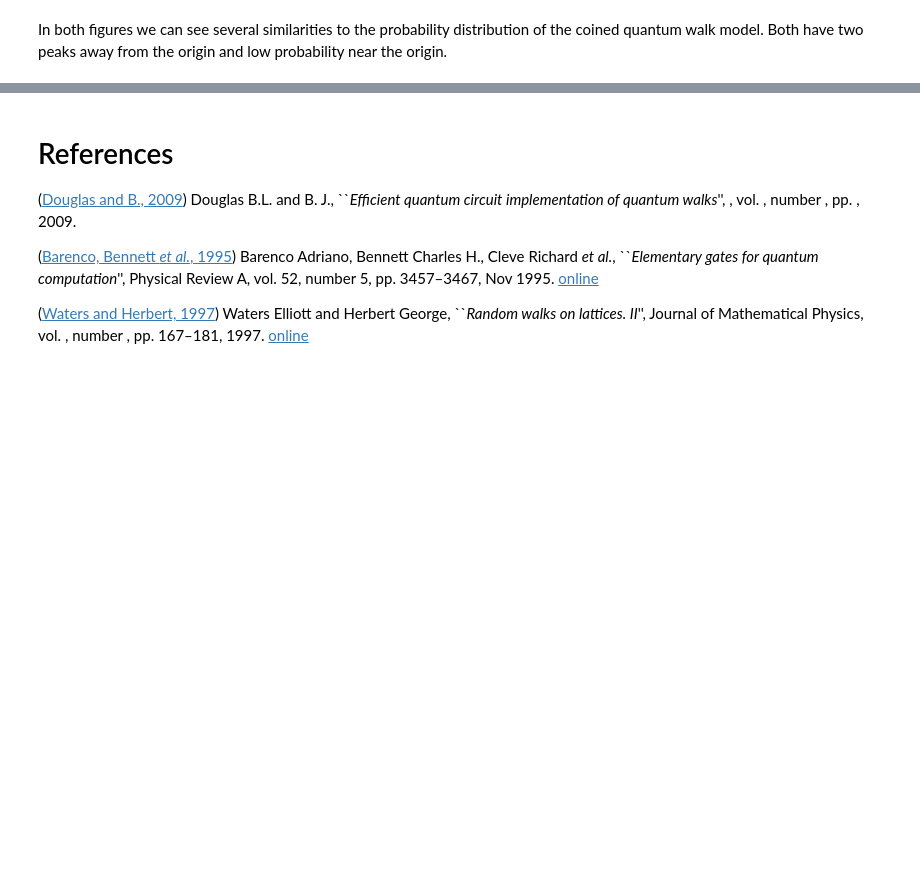
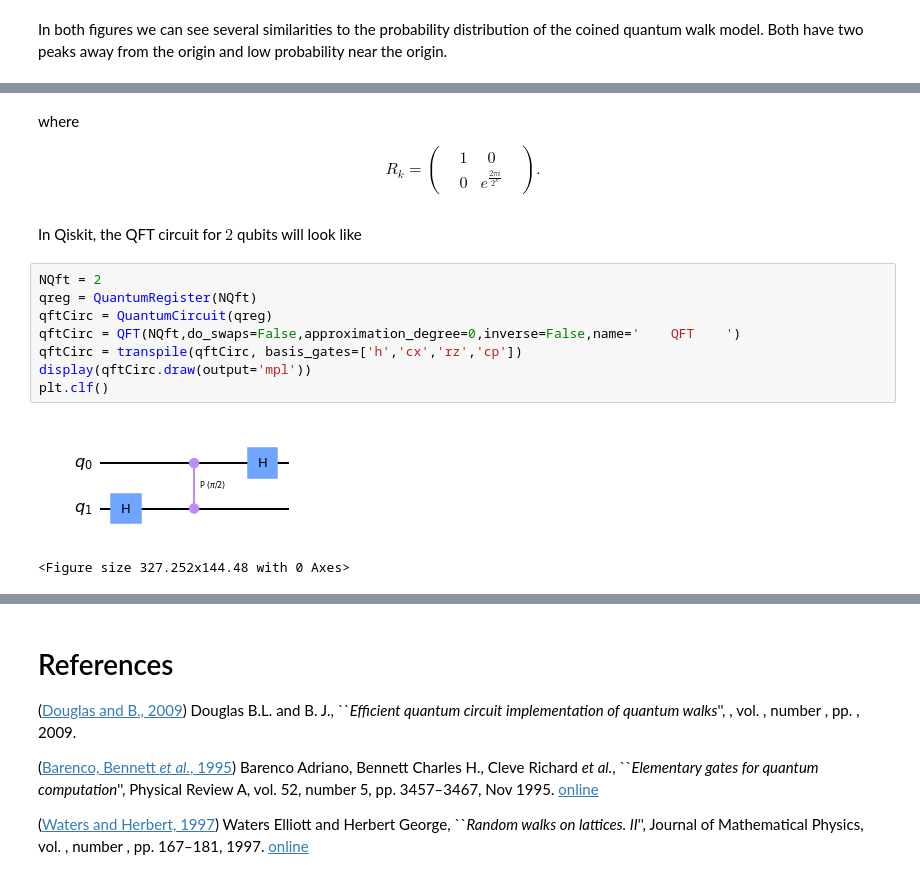
Before and after one commit to JaimePSantos/Dissertation-Tex-Code, a Jupyter notebook: Presentation/pres.ipynb, the cells around one changed output, grey strips where cells are left out. Saved outputs shown, nothing was run; the diff lists cells and outputs as text; blank space fills up the shorter version.

```diff
--- a/Presentation/pres.ipynb
+++ b/Presentation/pres.ipynb
@@ -967,0 +1236,22 @@ In the discrete-time model changing the coin or initial condition would impact b
+# %% [markdown]
+where
+
+\begin{equation}
+	R_k = \begin{pmatrix}
+		&1 & 0 & \\
+		&0 & e^{\frac{2\pi i}{2^k}}
+              \end{pmatrix}.
+\end{equation}
+# %% [markdown]
+In Qiskit, the QFT circuit for $2$ qubits will look like
+# %%
+NQft = 2
+qreg = QuantumRegister(NQft)
+qftCirc = QuantumCircuit(qreg)
+qftCirc = QFT(NQft,do_swaps=False,approximation_degree=0,inverse=False,name='    QFT    ')
+qftCirc = transpile(qftCirc, basis_gates=['h','cx','rz','cp'])
+display(qftCirc.draw(output='mpl'))
+plt.clf()
+# %% [output]
+[figure, added]
+<Figure size 327.252x144.48 with 0 Axes>
```
Also changed, not shown: parts of 34 cells of this notebook, 3 other files.
